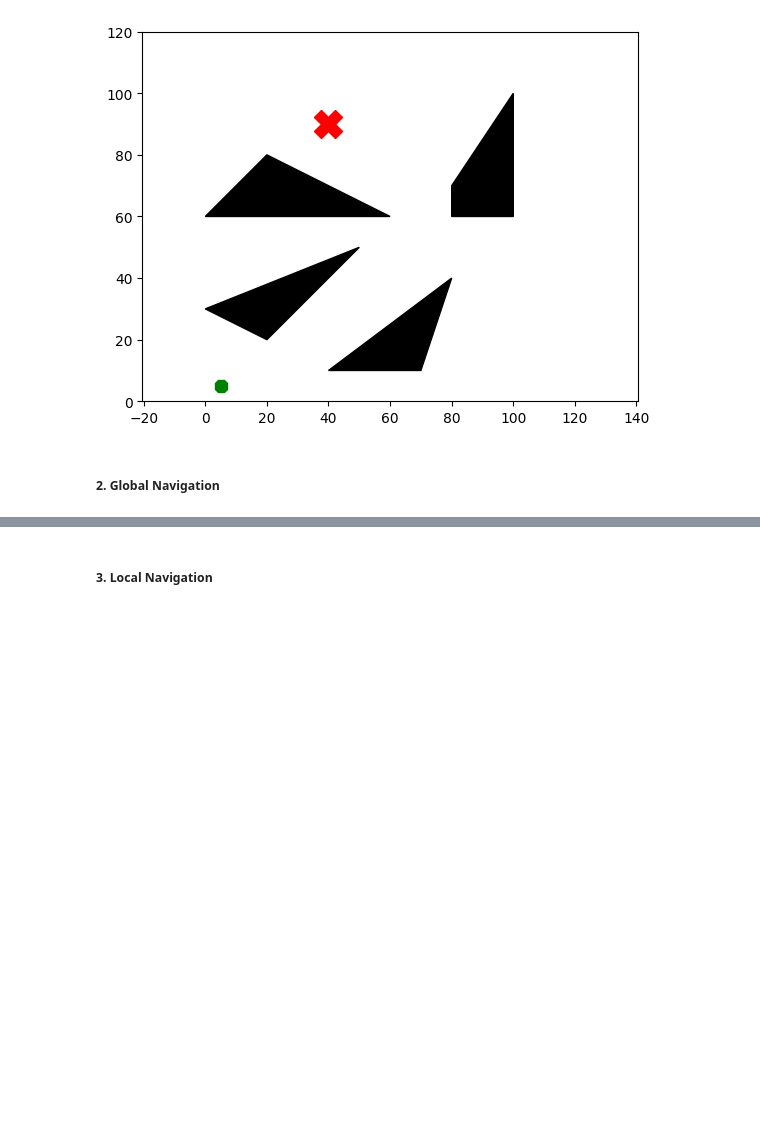
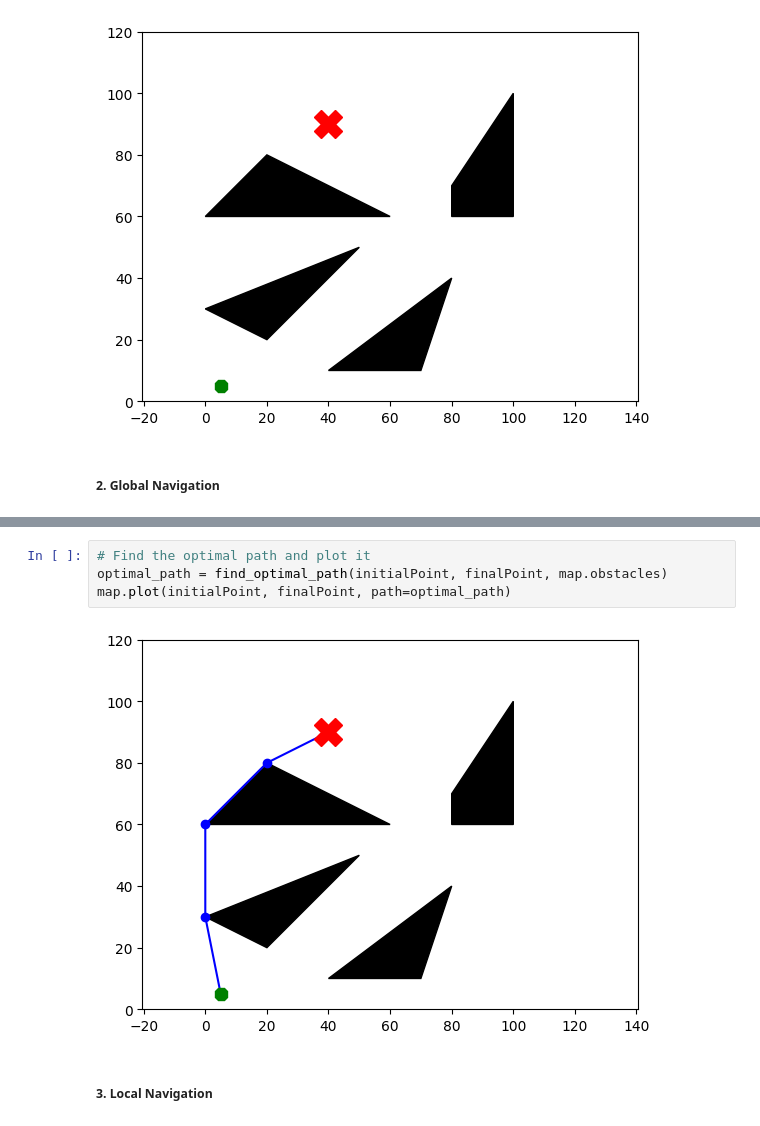
Before and after one commit to alessandrodalbesio/EPFL-Basics-Of-Mobile-Robotics, a Jupyter notebook: report.ipynb, the cells around one changed output, grey strips where cells are left out. Saved outputs shown, nothing was run; the diff lists cells and outputs as text; blank space fills up the shorter version.

Commit message:
global path

```diff
--- a/report.ipynb
+++ b/report.ipynb
@@ -27,3 +34,9 @@ map.plot(
+# %%
+# Find the optimal path and plot it
+optimal_path = find_optimal_path(initialPoint, finalPoint, map.obstacles)
+map.plot(initialPoint, finalPoint, path=optimal_path)
+# %% [output]
+[figure, added]
 # %% [markdown]
 ##### 3. Local Navigation
 # %% [markdown]
```
Also changed, not shown: parts of 3 cells of this notebook, 2 other files.
